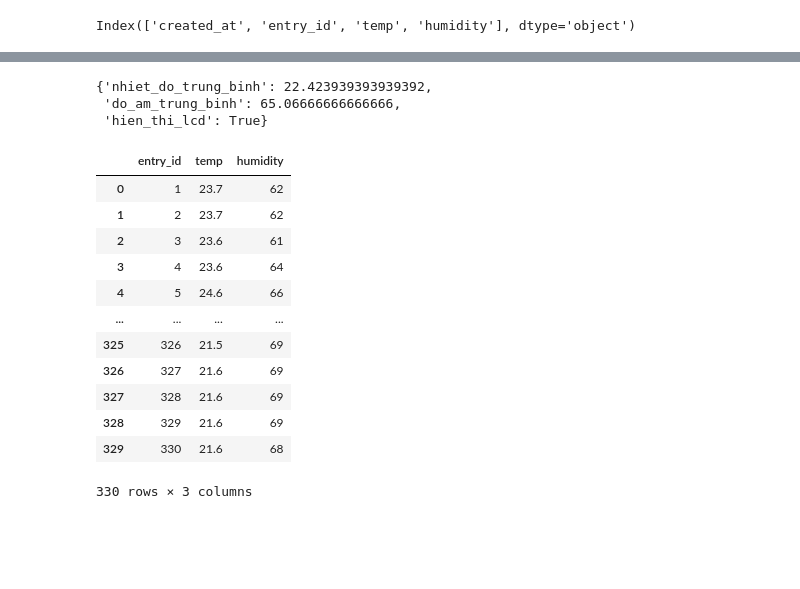
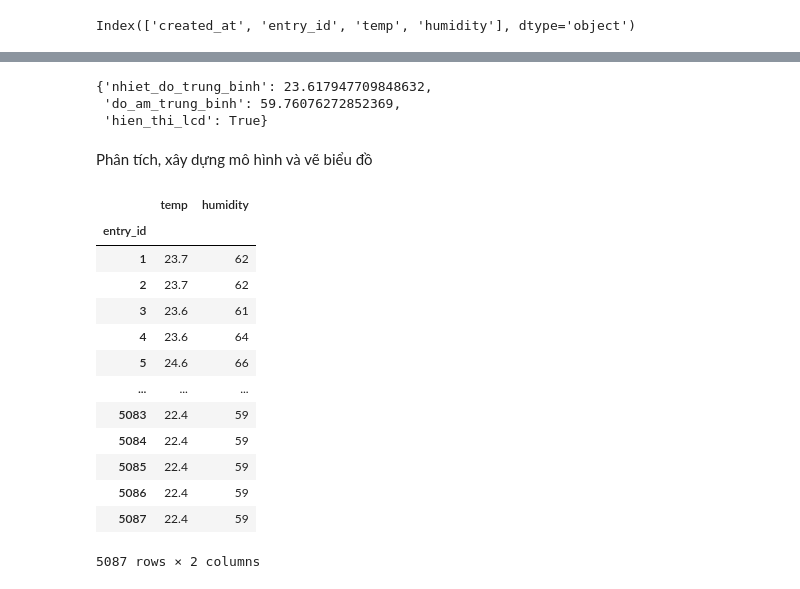
Before and after one commit to thanhlamnguyen/Do_an_IOT, a Jupyter notebook: Do_an_IOT.ipynb, the cells around one changed output, grey strips where cells are left out. Drawn from its saved outputs; the diff is of its cells as text; code cells hidden in the pictures; blank space fills up the shorter version.

```diff
--- a/Do_an_IOT.ipynb
+++ b/Do_an_IOT.ipynb
@@ -29,7 +34,7 @@ auth.sign_in_with_email_and_password(email, password)
 
 db = firebase.database()
 # %%
-data = pd.read_csv("https://raw.githubusercontent.com/thanhlamnguyen/Do_an_IOT/main/lan1.csv")
+data = pd.read_csv("https://raw.githubusercontent.com/thanhlamnguyen/Do_an_IOT/main/data_iot.csv")
 # %%
 df = pd.DataFrame(data)
 # %%
@@ -74,29 +89,30 @@ des = df.drop(df.columns[[0, 1]], axis=1)
 # %%
 data = {
-    "nhiet_do_trung_binh":des["temp"].mean(),
-    "do_am_trung_binh":des["humidity"].mean(),
+    "nhiet_do_trung_binh":df["temp"].mean(),
+    "do_am_trung_binh":df["humidity"].mean(),
     "hien_thi_lcd":True
 }
 db.child("iot").update(data)
 # %% [output]
-{'nhiet_do_trung_binh': 22.423939393939392,
- 'do_am_trung_binh': 65.06666666666666,
+{'nhiet_do_trung_binh': 23.617947709848632,
+ 'do_am_trung_binh': 59.76076272852369,
  'hien_thi_lcd': True}
-# %%
-df = df.drop('created_at', 1)
+# %% [markdown]
+Phân tích, xây dựng mô hình và vẽ biểu đồ
 # %%
-df
+df.set_index("entry_id")
 # %% [output]
-|  | entry_id | temp | humidity |
-| 0 | 1 | 23.7 | 62 |
-| 1 | 2 | 23.7 | 62 |
-| 2 | 3 | 23.6 | 61 |
-| 3 | 4 | 23.6 | 64 |
-| 4 | 5 | 24.6 | 66 |
-| ... | ... | ... | ... |
-| 325 | 326 | 21.5 | 69 |
-| 326 | 327 | 21.6 | 69 |
-| 327 | 328 | 21.6 | 69 |
-| 328 | 329 | 21.6 | 69 |
-| 329 | 330 | 21.6 | 68 |
+|  | temp | humidity |
+| entry_id |  |  |
+| 1 | 23.7 | 62 |
+| 2 | 23.7 | 62 |
+| 3 | 23.6 | 61 |
+| 4 | 23.6 | 64 |
+| 5 | 24.6 | 66 |
+| ... | ... | ... |
+| 5083 | 22.4 | 59 |
+| 5084 | 22.4 | 59 |
+| 5085 | 22.4 | 59 |
+| 5086 | 22.4 | 59 |
+| 5087 | 22.4 | 59 |
-330 rows × 3 columns
+5087 rows × 2 columns
```
Also changed, not shown: parts of 15 cells of this notebook.
